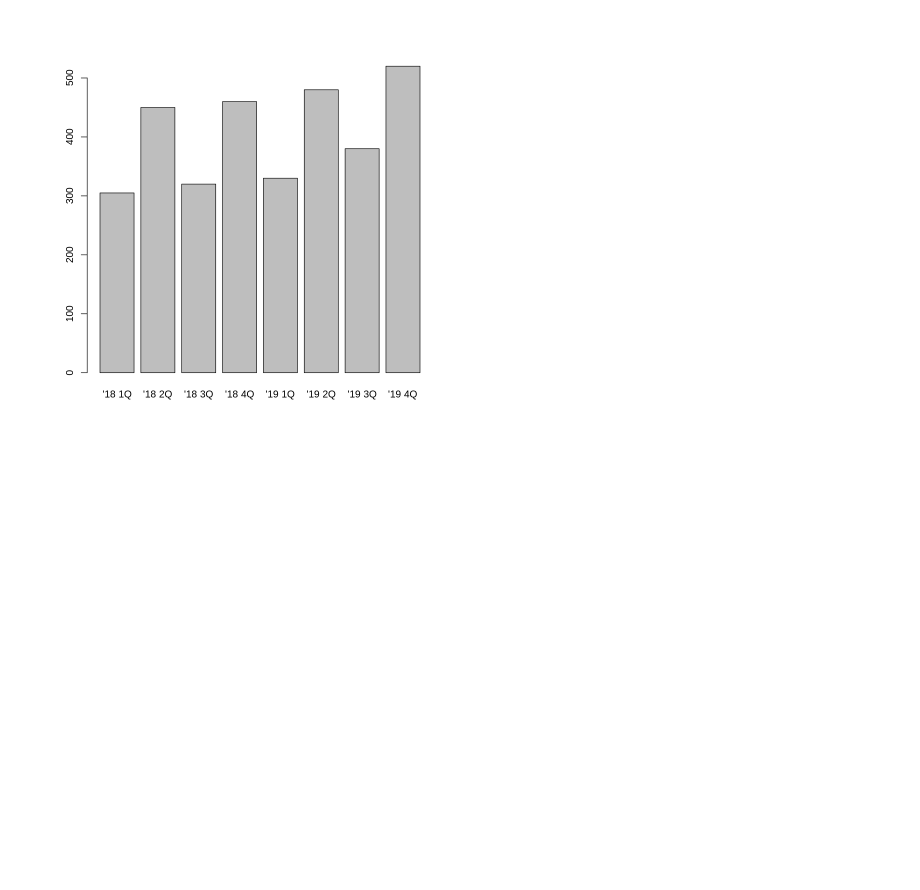
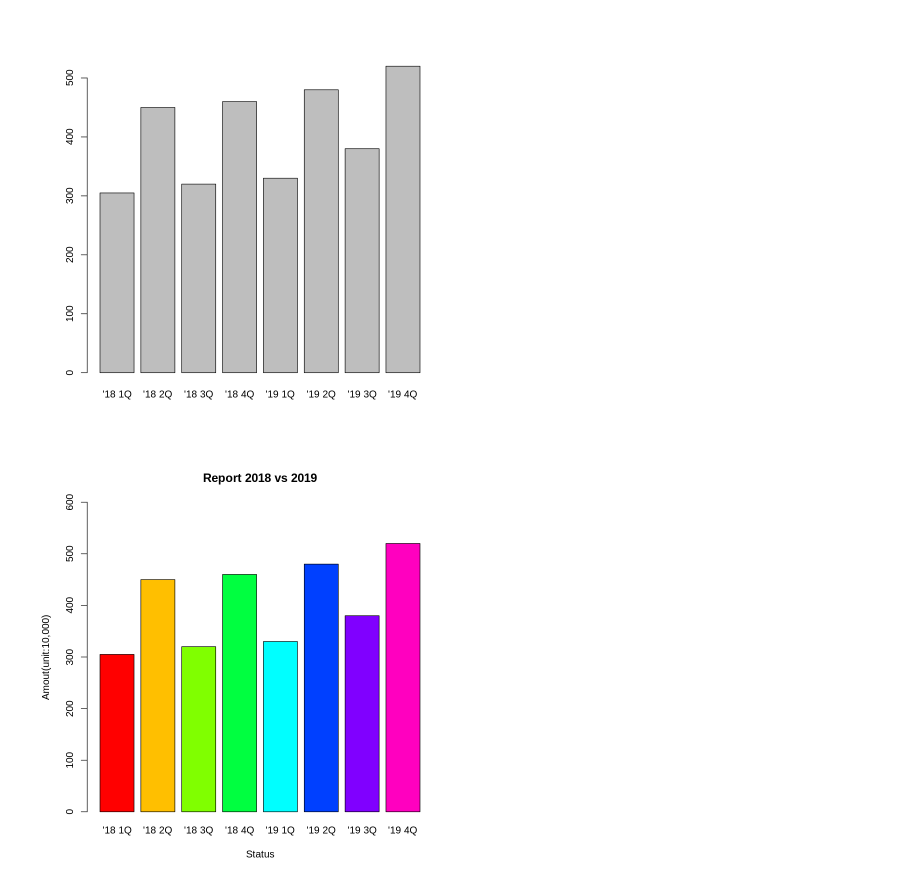
Before and after one commit to gyujin0450/RPRG_PartII, a Jupyter notebook: p140_이산변수시각화.ipynb, the cells around one changed output. Drawn from its saved outputs; the diff is of its cells as text; code cells hidden in the pictures; blank space fills up the shorter version.

```diff
--- a/p140_이산변수시각화.ipynb
+++ b/p140_이산변수시각화.ipynb
@@ -26,6 +29,8 @@ barplot(data)
 # main : 차트의 제목
 # barplot(data, ylim = c(0,600), col = rainbow(8), main = "매출현황") # R Studio 에서는 제목이 제대로 나타남
 # %%
-# barplot(data, ylim = c(0,600), ylab = "Amout(unit:10,000)", xlab = "Status",
-#        col = rainbow(8), main = "Report 2018 vs 2019")
+barplot(data, ylim = c(0,600), ylab = "Amout(unit:10,000)", xlab = "Status",
+        col = rainbow(8), main = "Report 2018 vs 2019")
+# %% [output]
+[figure, added]
 # %%
```
Also changed, not shown: parts of 16 cells of this notebook.
